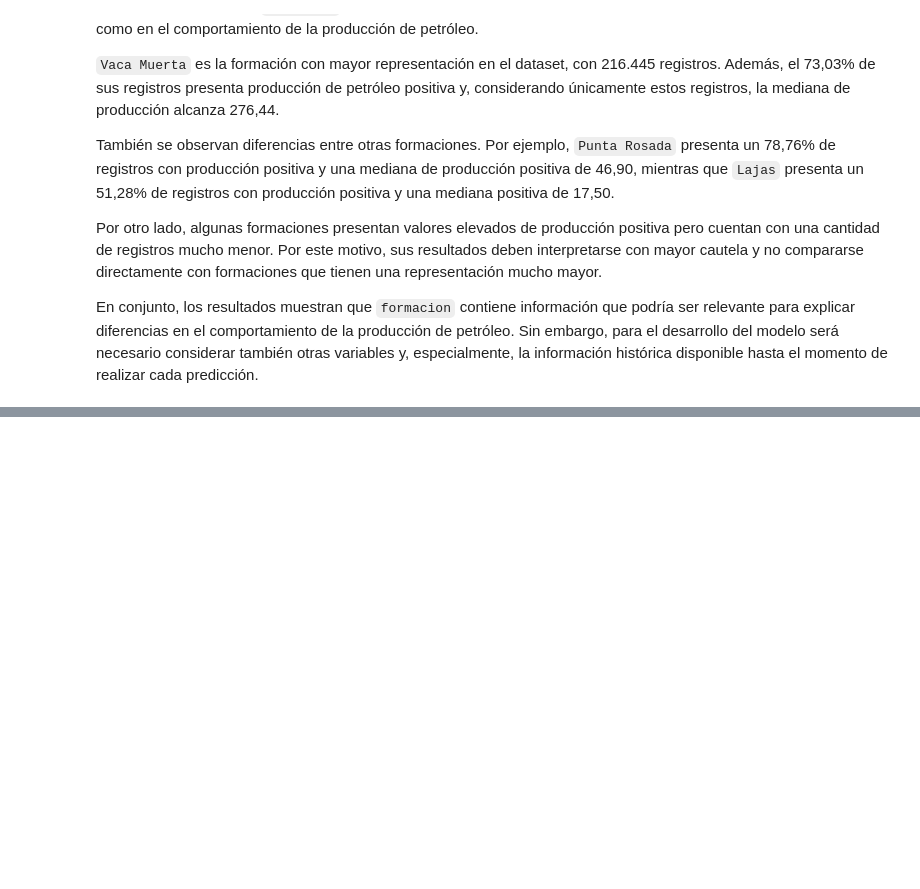
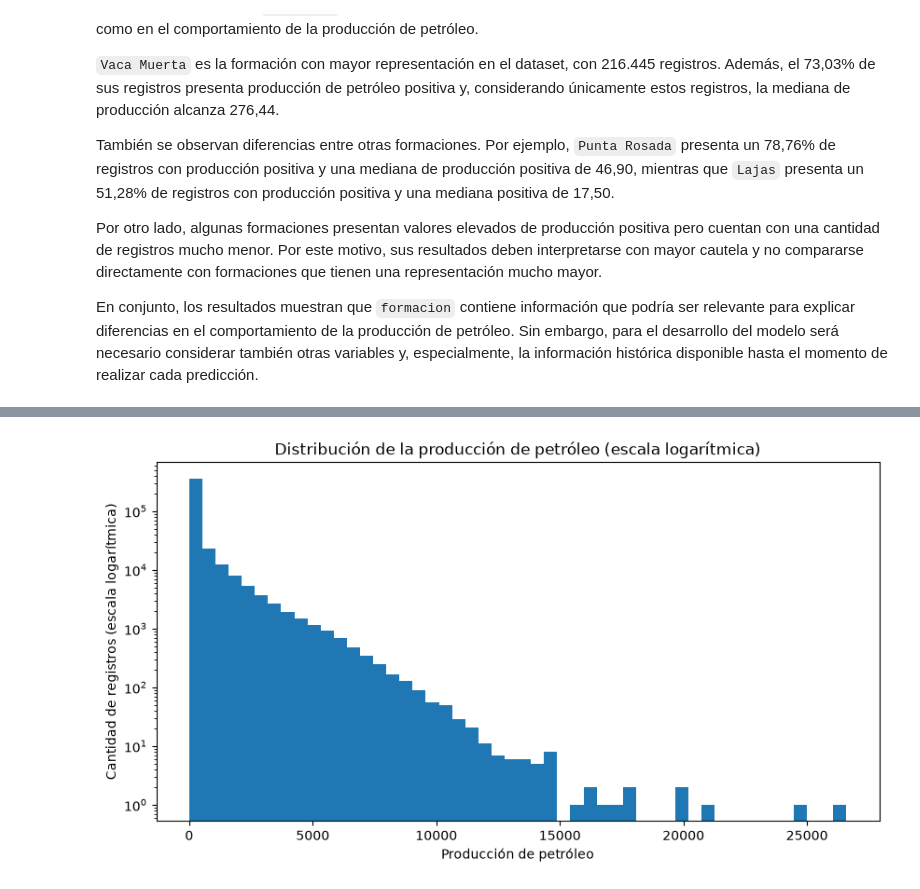
Before and after one commit to alexParedes027/oil-production-prediction, a Jupyter notebook: notebooks/01_exploracion_datos.ipynb, the cells around one changed output, grey strips where cells are left out. Cells and saved outputs as stored; diff of their text form; code cells hidden in the pictures; blank space fills up the shorter version.

```diff
--- a/notebooks/01_exploracion_datos.ipynb
+++ b/notebooks/01_exploracion_datos.ipynb
@@ -1645,0 +2442,14 @@ En conjunto, los resultados muestran que `formacion` contiene información que p
+# %%
+produccion["prod_pet"].plot(
+    kind="hist",
+    bins=50,
+    figsize=(10, 5),
+    title="Distribución de la producción de petróleo (escala logarítmica)"
+)
+
+plt.yscale("log")
+plt.xlabel("Producción de petróleo")
+plt.ylabel("Cantidad de registros (escala logarítmica)")
+plt.show()
+# %% [output]
+[figure, added]
```
Also changed, not shown: parts of 158 cells of this notebook.
